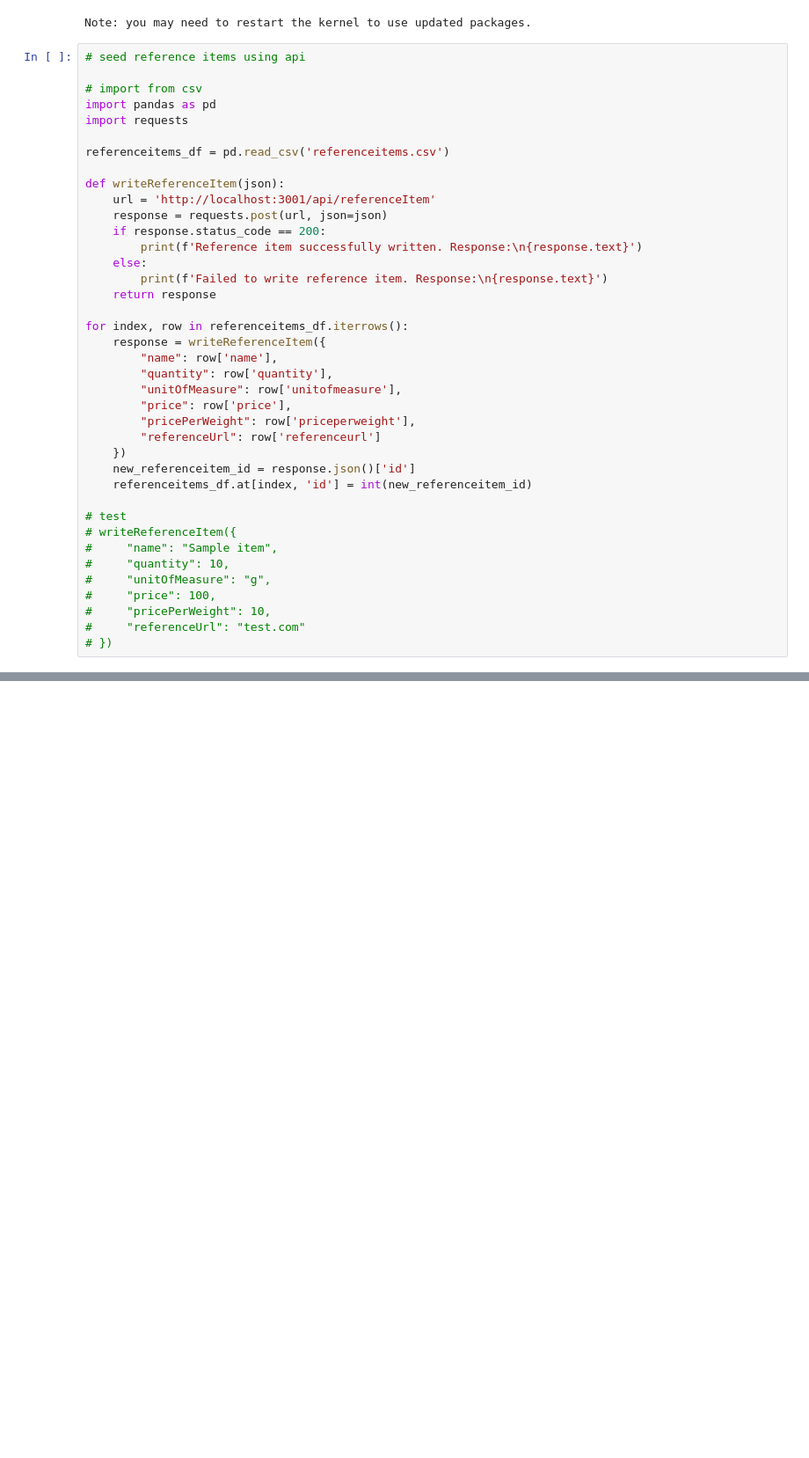
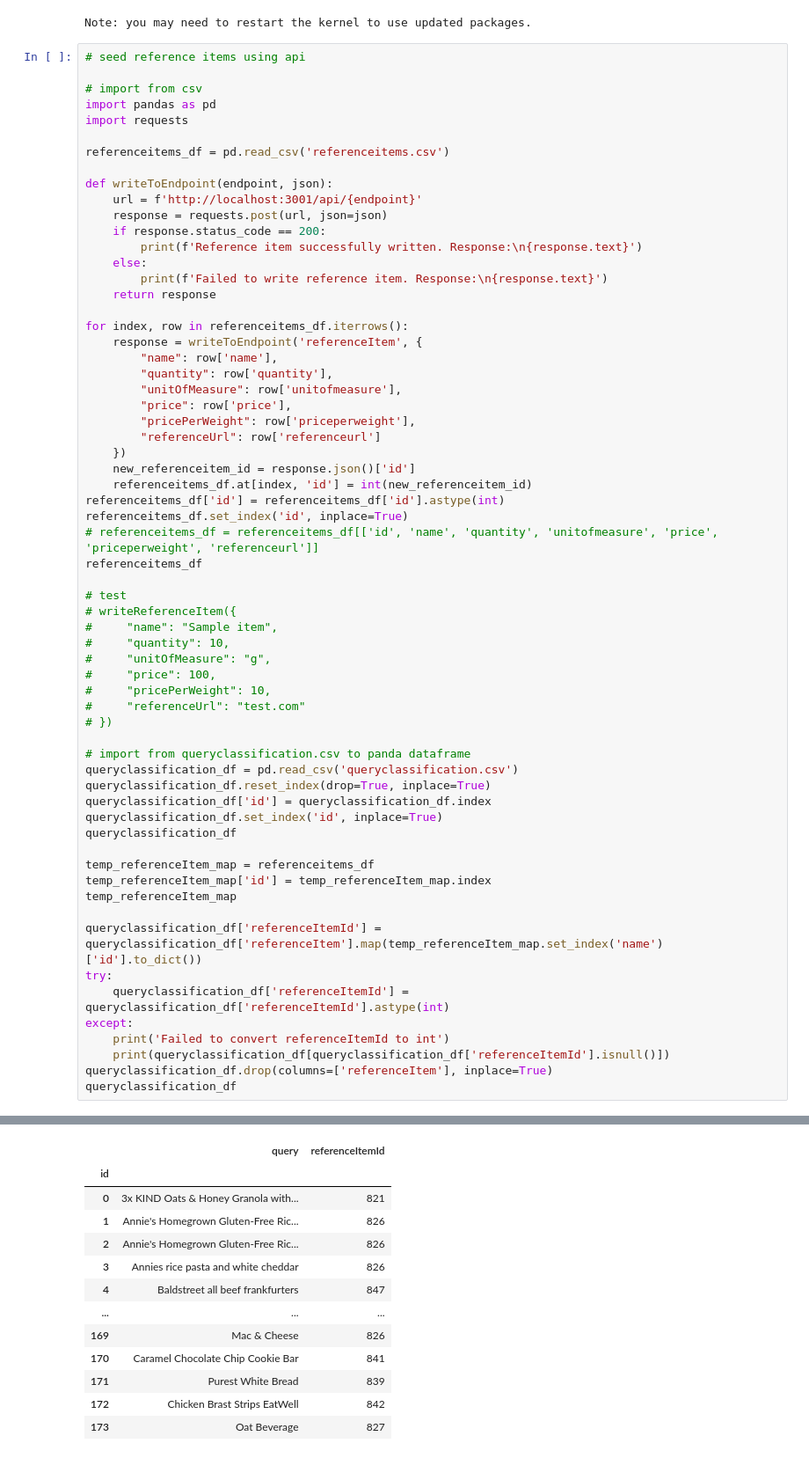
Before and after one commit to brovalex/public-experiments, a Jupyter notebook: receipts/notebooks/notebook-api-seed.ipynb, the cells around one changed output, grey strips where cells are left out. Shown: that part at 88% size. Saved outputs shown, nothing was run; the diff lists cells and outputs as text; blank space fills up the shorter version.

Commit message:
fix referenceitems queryclassifications

```diff
--- a/receipts/notebooks/notebook-api-seed.ipynb
+++ b/receipts/notebooks/notebook-api-seed.ipynb
@@ -15,8 +15,8 @@ import requests
 
 referenceitems_df = pd.read_csv('referenceitems.csv')
 
-def writeReferenceItem(json):
-    url = 'http://localhost:3001/api/referenceItem'
+def writeToEndpoint(endpoint, json):
+    url = f'http://localhost:3001/api/{endpoint}'
     response = requests.post(url, json=json)
     if response.status_code == 200:
         print(f'Reference item successfully written. Response:\n{response.text}')
@@ -25,7 +25,7 @@ def writeReferenceItem(json):
     return response
 
 for index, row in referenceitems_df.iterrows():
-    response = writeReferenceItem({
+    response = writeToEndpoint('referenceItem', {
         "name": row['name'],
         "quantity": row['quantity'],
         "unitOfMeasure": row['unitofmeasure'],
@@ -35,6 +35,10 @@ for index, row in referenceitems_df.iterrows():
     })
     new_referenceitem_id = response.json()['id']
     referenceitems_df.at[index, 'id'] = int(new_referenceitem_id)
+referenceitems_df['id'] = referenceitems_df['id'].astype(int)
+referenceitems_df.set_index('id', inplace=True)
+# referenceitems_df = referenceitems_df[['id', 'name', 'quantity', 'unitofmeasure', 'price', 'priceperweight', 'referenceurl']]
+referenceitems_df
 
 # test
 # writeReferenceItem({
@@ -45,5 +49,25 @@ for index, row in referenceitems_df.iterrows():
 #     "pricePerWeight": 10,
 #     "referenceUrl": "test.com"
 # })
+
+# import from queryclassification.csv to panda dataframe
+queryclassification_df = pd.read_csv('queryclassification.csv')
+queryclassification_df.reset_index(drop=True, inplace=True)
+queryclassification_df['id'] = queryclassification_df.index
+queryclassification_df.set_index('id', inplace=True)
+queryclassification_df
+
+temp_referenceItem_map = referenceitems_df
+temp_referenceItem_map['id'] = temp_referenceItem_map.index
+temp_referenceItem_map
+
+queryclassification_df['referenceItemId'] = queryclassification_df['referenceItem'].map(temp_referenceItem_map.set_index('name')['id'].to_dict())
+try:
+    queryclassification_df['referenceItemId'] = queryclassification_df['referenceItemId'].astype(int)
+except:
+    print('Failed to convert referenceItemId to int')
+    print(queryclassification_df[queryclassification_df['referenceItemId'].isnull()])
+queryclassification_df.drop(columns=['referenceItem'], inplace=True)
+queryclassification_df
 # %% [output]
 Reference item successfully written. Response:
@@ -65,0 +90,13 @@ Reference item successfully written. Response:
+|  | query | referenceItemId |
+| id |  |  |
+| 0 | 3x KIND Oats & Honey Granola with... | 821 |
+| 1 | Annie's Homegrown Gluten-Free Ric... | 826 |
+| 2 | Annie's Homegrown Gluten-Free Ric... | 826 |
+| 3 | Annies rice pasta and white cheddar | 826 |
+| 4 | Baldstreet all beef frankfurters | 847 |
+| ... | ... | ... |
+| 169 | Mac & Cheese | 826 |
+| 170 | Caramel Chocolate Chip Cookie Bar | 841 |
+| 171 | Purest White Bread | 839 |
+| 172 | Chicken Brast Strips EatWell | 842 |
+| 173 | Oat Beverage | 827 |
```
Also changed, not shown: parts of 4 cells of this notebook, 2 other files.
